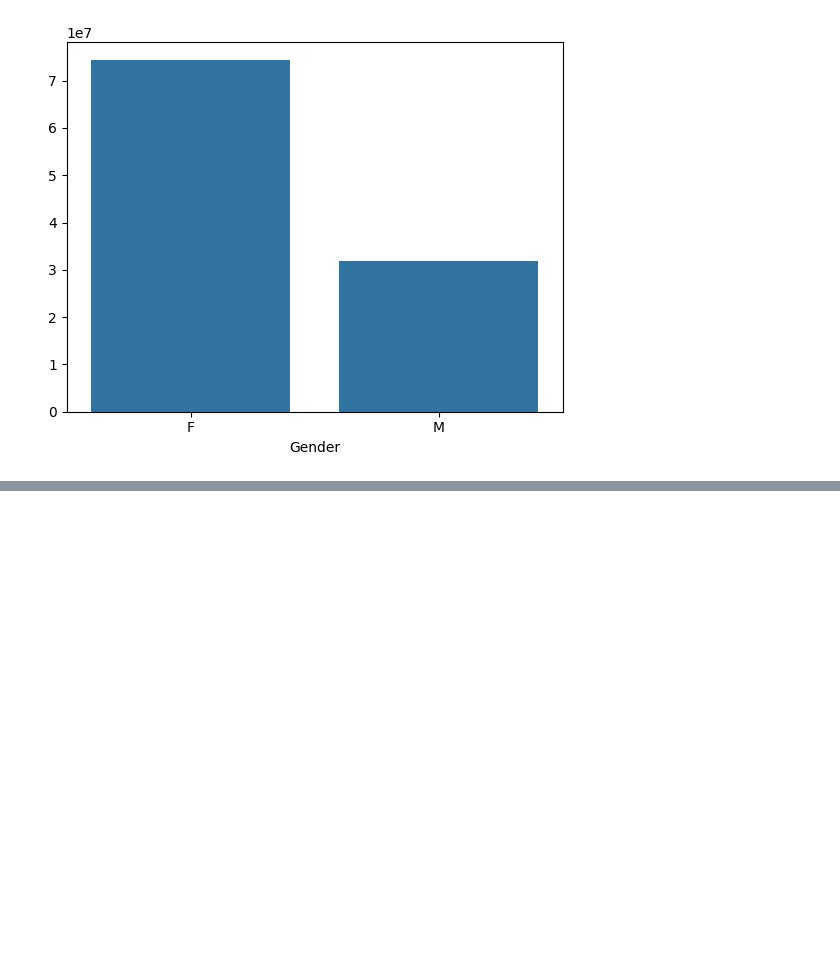
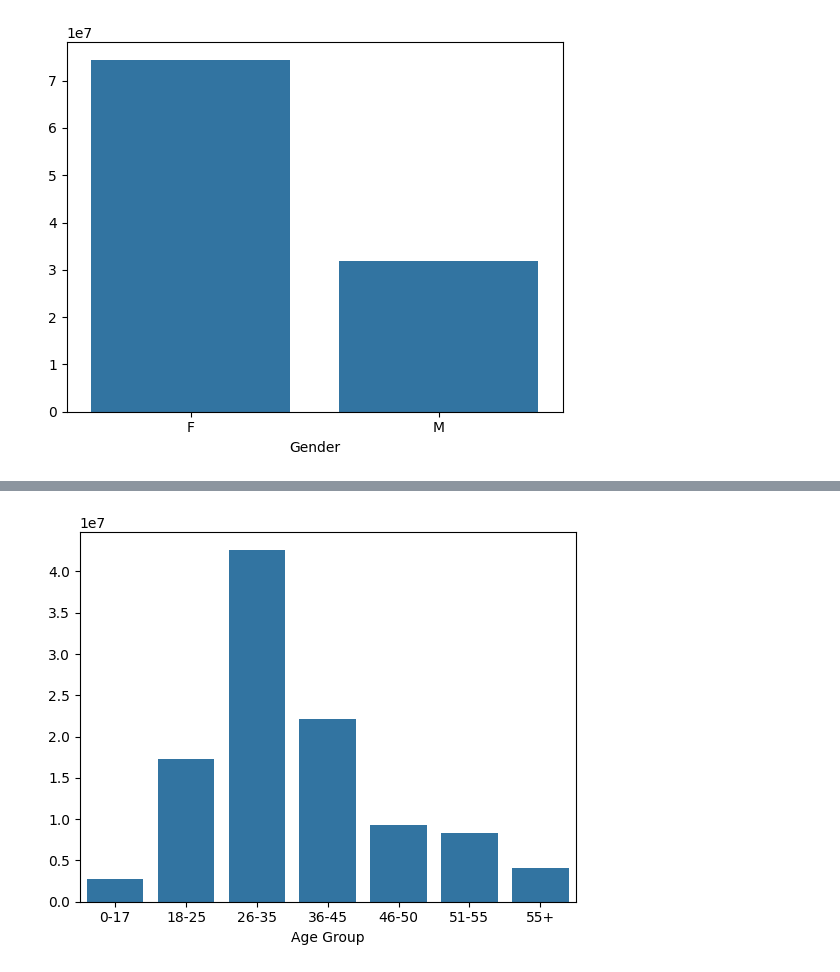
Before and after one commit to aayushjohari/Pandas, a Jupyter notebook: Data_analysis/salesdata/salesdata.ipynb, the cells around one changed output, grey strips where cells are left out. Cells and saved outputs as stored; diff of their text form; code cells hidden in the pictures; blank space fills up the shorter version.

Commit message:
sales_Data_analysis

```diff
--- a/Data_analysis/salesdata/salesdata.ipynb
+++ b/Data_analysis/salesdata/salesdata.ipynb
@@ -198,0 +221,7 @@ sns.barplot(x =gender_sales.index , y =gender_sales.values)
+# %%
+age_sales = data.groupby('Age Group').sum()['Amount']
+# %%
+sns.barplot(x = age_sales.index , y = age_sales.values)
+plt.show()
+# %% [output]
+[figure, added]
```
Also changed, not shown: parts of 7 cells of this notebook.
